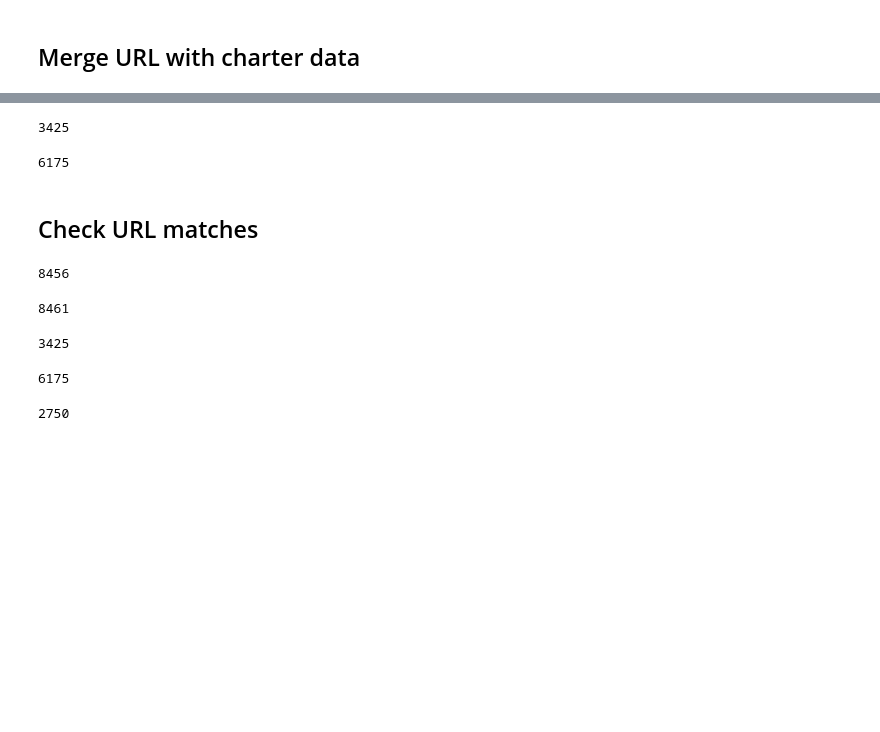
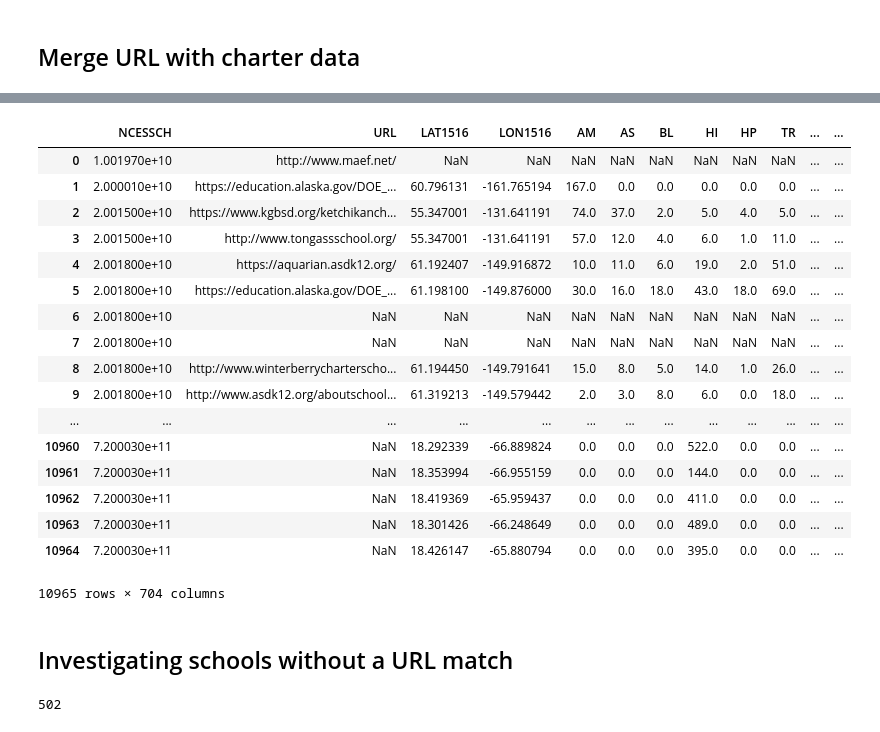
Before and after one commit to comp-strat/data_management, a Jupyter notebook: scripts/merge_2012-13_address_with_charters_2015.ipynb, the cells around one changed output, grey strips where cells are left out. Cells and saved outputs as stored; diff of their text form; code cells hidden in the pictures; blank space fills up the shorter version.

Commit message:
latest code on sd density, filtering data sets, etc

```diff
--- a/scripts/merge_2012-13_address_with_charters_2015.ipynb
+++ b/scripts/merge_2012-13_address_with_charters_2015.ipynb
@@ -65,4 +73,4 @@ charters_nonduplicate = pd.read_csv('../../nowdata/parsing/overlaps_removed_df.c
 # %%
-#merge addresses to charters_nonduplicate based on NCESSCH
-charters_nonduplicate_with_address = pd.merge(charters_nonduplicate, address_NCESSCH_data, how = 'left', on = 'NCESSCH')
-charters_nonduplicate_with_address = charters_nonduplicate_with_address.dropna(subset=['ADDRESS13'])
+#merge addresses to charters based on NCESSCH
+charters_with_address = pd.merge(charters, address_NCESSCH_data, how = 'left', on = 'NCESSCH')
+len(charters_with_address)
@@ -69,8 +79,13 @@ charters_nonduplicate_with_address = charters_nonduplicate_with_address.dropna(s
 # %%
 #match formatting for name and address
-charters_nonduplicate_with_address['SCHNAM12'] = [str(name).lower() for name in charters_nonduplicate_with_address['SCHNAM12']]
+charters_with_address['SCHNAM12'] = [str(name).lower() for name in charters_with_address['SCHNAM12']]
 
-charters_nonduplicate_with_address['ADDRESS13'] = [str(address) for address in charters_nonduplicate_with_address['ADDRESS13']]
+charters_with_address['ADDRESS13'] = [str(address) for address in charters_with_address['ADDRESS13']]
 # %% [markdown]
 ## Create new column of combined name+address to use as comparison with fuzzy ratio
+# %%
+#combine name and address for charters
+chartername = charters_with_address['SCHNAM12']
+charteraddress = charters_with_address['ADDRESS13']
+charters_with_address['address_name_combined'] = [name+' '+address for name,address in zip(chartername, charteraddress)]
 # %%
@@ -126,7 +135,7 @@ for combined_charters in charters_nonduplicate_with_address['address_name_combin
 # %%
 #merge based on combined name and address
 
-charters_merge_CER = pd.merge(charters_nonduplicate_with_address, CER, how = 'left', left_on = ['address_name_combined'], right_on = ['address_name_combined'])
+charters_merge_CER = pd.merge(charters_with_address, CER, how = 'left', on = ['address_name_combined'])
 # %%
 CER_columns = list(CER.columns) #list of all columns labels in CER
 CER_columns.remove('CER_URL') #remove CER_URL from the list
@@ -141,35 +148,31 @@ len(charters_merge_CER)
-# %%
-charters_merge_CER_cleaned = charters_merge_CER[charters_merge_CER['CER_URL'] != ''][charters_merge_CER['CER_URL'] != '0'].dropna(subset = ['CER_URL', 'SCHNAM12'])
-# %% [output]
-3425
-# %%
-non_null_charter = charters_nonduplicate_with_address.dropna(subset = ['SCHNAM12'])
-# %% [output]
-6175
-# %% [markdown]
-## Check URL matches
-# %%
-#number of rows in charter data
-len(charters_nonduplicate_with_address)
-# %% [output]
-8456
-# %%
-#number of rows in merged charter + URL data
-len(charters_merge_CER['NCESSCH']) #resulting merge has 6 more rows than original charters_nonduplicate
-# %% [output]
-8461
+# %%
+charters_merge_CER
+# %% [output]
+|  | NCESSCH | URL | LAT1516 | LON1516 | AM | AS | BL | HI | HP | TR | ... | ... |
+| 0 | 1.001970e+10 | http://www.maef.net/ | NaN | NaN | NaN | NaN | NaN | NaN | NaN | NaN | ... | ... |
+| 1 | 2.000010e+10 | https://education.alaska.gov/DOE_... | 60.796131 | -161.765194 | 167.0 | 0.0 | 0.0 | 0.0 | 0.0 | 0.0 | ... | ... |
+| 2 | 2.001500e+10 | https://www.kgbsd.org/ketchikanch... | 55.347001 | -131.641191 | 74.0 | 37.0 | 2.0 | 5.0 | 4.0 | 5.0 | ... | ... |
+| 3 | 2.001500e+10 | http://www.tongassschool.org/ | 55.347001 | -131.641191 | 57.0 | 12.0 | 4.0 | 6.0 | 1.0 | 11.0 | ... | ... |
+| 4 | 2.001800e+10 | https://aquarian.asdk12.org/ | 61.192407 | -149.916872 | 10.0 | 11.0 | 6.0 | 19.0 | 2.0 | 51.0 | ... | ... |
+| 5 | 2.001800e+10 | https://education.alaska.gov/DOE_... | 61.198100 | -149.876000 | 30.0 | 16.0 | 18.0 | 43.0 | 18.0 | 69.0 | ... | ... |
+| 6 | 2.001800e+10 | NaN | NaN | NaN | NaN | NaN | NaN | NaN | NaN | NaN | ... | ... |
+| 7 | 2.001800e+10 | NaN | NaN | NaN | NaN | NaN | NaN | NaN | NaN | NaN | ... | ... |
+| 8 | 2.001800e+10 | http://www.winterberrycharterscho... | 61.194450 | -149.791641 | 15.0 | 8.0 | 5.0 | 14.0 | 1.0 | 26.0 | ... | ... |
+| 9 | 2.001800e+10 | http://www.asdk12.org/aboutschool... | 61.319213 | -149.579442 | 2.0 | 3.0 | 8.0 | 6.0 | 0.0 | 18.0 | ... | ... |
+| ... | ... | ... | ... | ... | ... | ... | ... | ... | ... | ... | ... | ... |
+| 10960 | 7.200030e+11 | NaN | 18.292339 | -66.889824 | 0.0 | 0.0 | 0.0 | 522.0 | 0.0 | 0.0 | ... | ... |
+| 10961 | 7.200030e+11 | NaN | 18.353994 | -66.955159 | 0.0 | 0.0 | 0.0 | 144.0 | 0.0 | 0.0 | ... | ... |
+| 10962 | 7.200030e+11 | NaN | 18.419369 | -65.959437 | 0.0 | 0.0 | 0.0 | 411.0 | 0.0 | 0.0 | ... | ... |
+| 10963 | 7.200030e+11 | NaN | 18.301426 | -66.248649 | 0.0 | 0.0 | 0.0 | 489.0 | 0.0 | 0.0 | ... | ... |
+| 10964 | 7.200030e+11 | NaN | 18.426147 | -65.880794 | 0.0 | 0.0 | 0.0 | 395.0 | 0.0 | 0.0 | ... | ... |
+10965 rows × 704 columns
+# %% [markdown]
+## Investigating schools without a URL match
 # %%
-#number of non-NAN, empty, or 0 value URLs + school name in merged data
+#Drop NaN values in CER_URL
+charters_merge_CER_cleaned = charters_merge_CER.dropna(subset = ['CER_URL'])
+
+#number of non-NaN URL values in merged data
 len(charters_merge_CER_cleaned)
 # %% [output]
-3425
+502
-# %%
-#number of non-NAN, empty, or 0 value URLs + school name in charter data
-len(non_null_charter)
-# %% [output]
-6175
-# %%
-#number of unmatched schools
-len(non_null_charter) - len(charters_merge_CER_cleaned)
-# %% [output]
-2750
```
Also changed, not shown: parts of 30 cells of this notebook, 7 other files.
